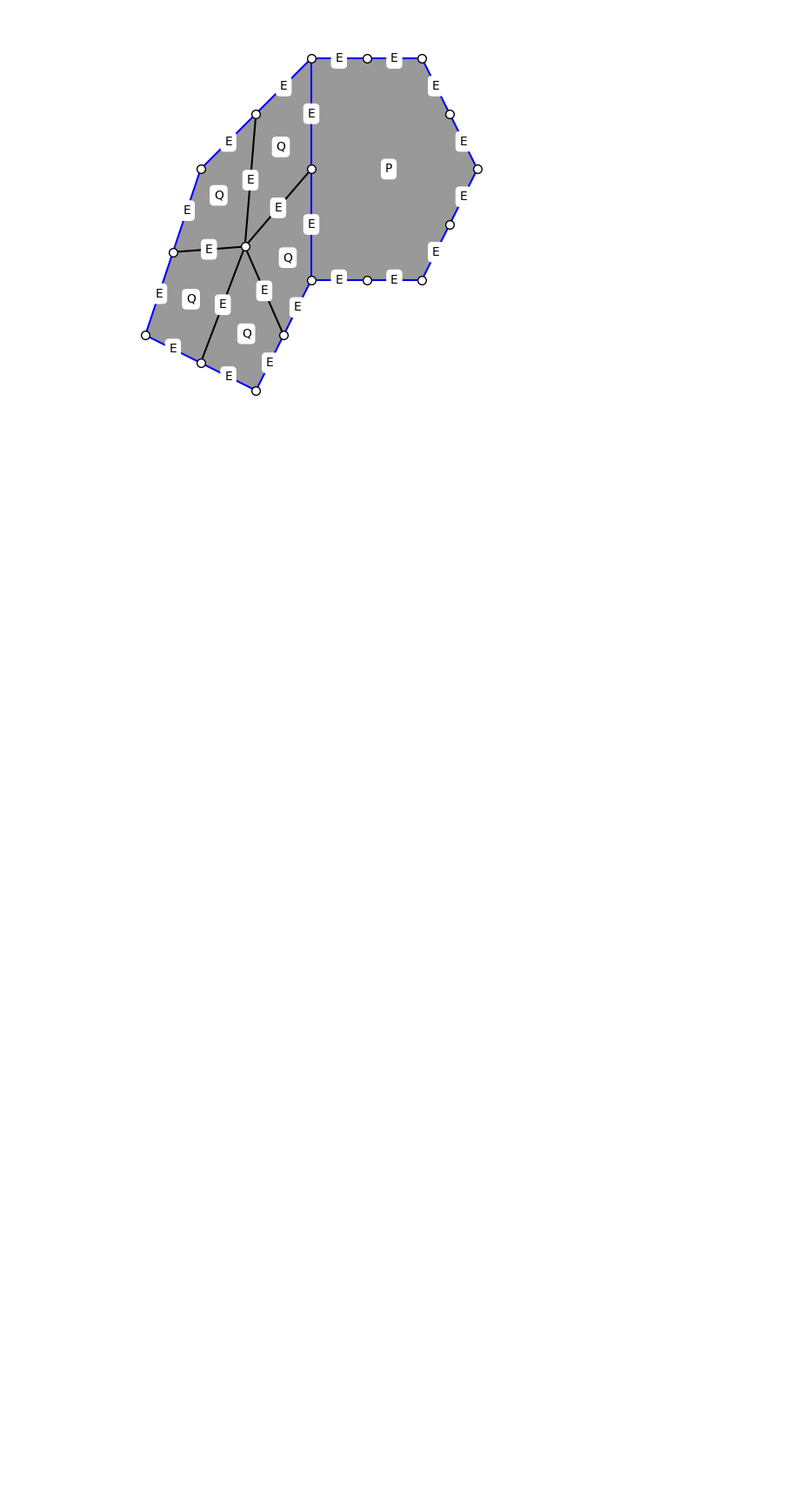
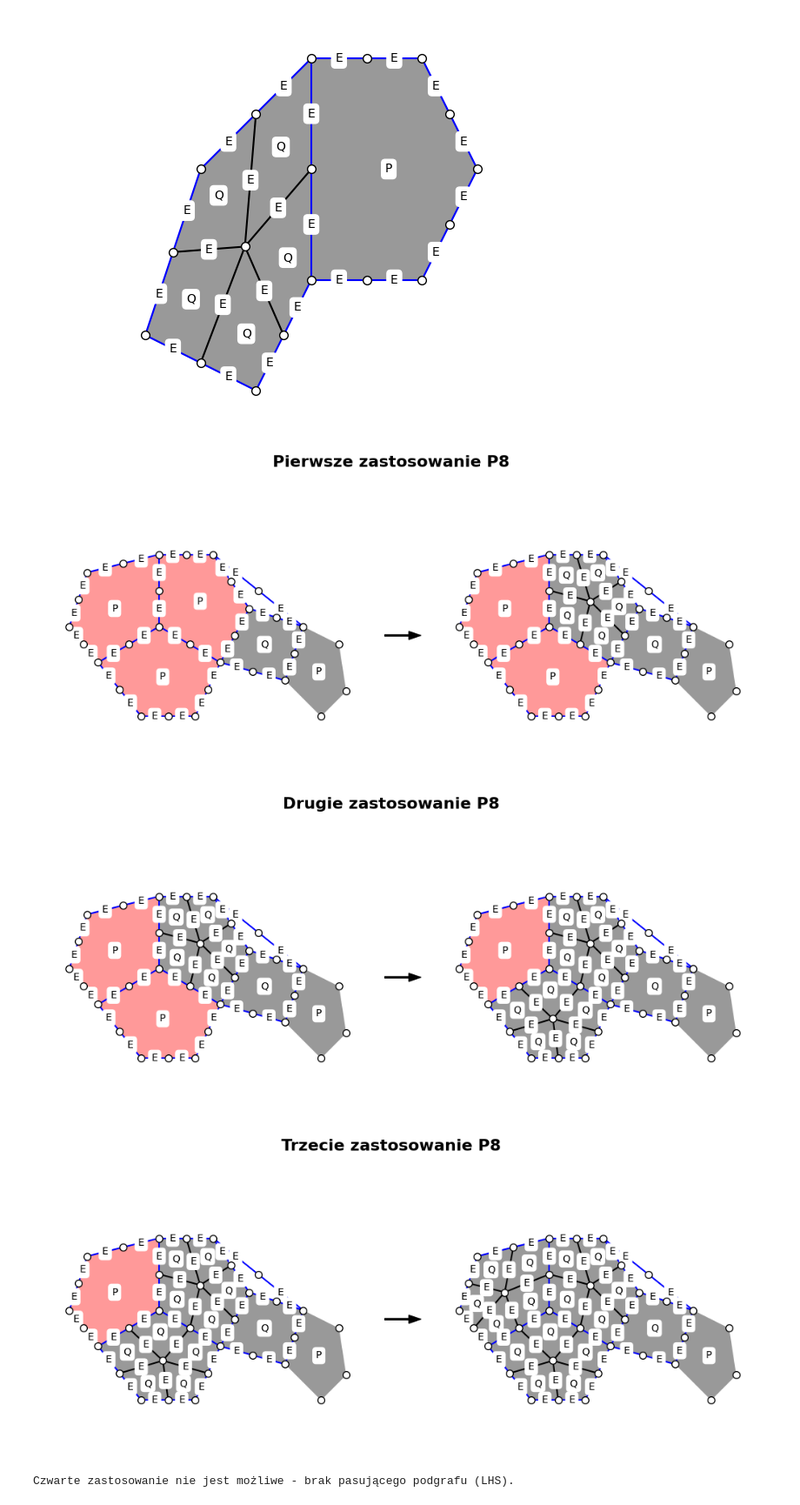
Before and after one commit to bartektempka/hypergraph-grammar-AGH, a Jupyter notebook: examples/prod8_example.ipynb, the cells around one changed output. Shown: that part at 87% size. Cells and saved outputs as stored; diff of their text form; code cells hidden in the pictures; blank space fills up the shorter version.

```diff
--- a/examples/prod8_example.ipynb
+++ b/examples/prod8_example.ipynb
@@ -75,3 +225,77 @@ if new_hg:
 # %% [output]
 [figure]
 [figure]
+# %%
+import matplotlib.pyplot as plt
+import copy
+from hypergrammar.hypergraph import Hypergraph
+from hypergrammar.edge import Edge, EdgeType
+from hypergrammar.productions.prod_8 import Prod8
+
+def get_midpoint_name(v1, v2):
+    s = sorted([v1, v2])
+    return f"M_{s[0]}_{s[1]}"
+
+def add_broken_edge(hg, v1, v2, coords, r_val=0):
+    mid_name = get_midpoint_name(v1, v2)
+    existing_nodes = set()
+    for edge in hg.get_edges():
+        existing_nodes.update(edge.get_vertices())
+    if mid_name not in existing_nodes:
+        p1, p2 = coords[v1], coords[v2]
+        hg.set_vertex_parameter(mid_name, {"x": (p1["x"] + p2["x"]) / 2, "y": (p1["y"] + p2["y"]) / 2})
+    hg.add_edge(Edge(EdgeType.E, frozenset({v1, mid_name}), {"R": r_val, "B": 1}))
+    hg.add_edge(Edge(EdgeType.E, frozenset({mid_name, v2}), {"R": r_val, "B": 1}))
+
+hg = Hypergraph()
+coords = {
+    "V2": {"x": 0, "y": 0}, "V1": {"x": 0, "y": 2}, "V3": {"x": -1.7, "y": -1},
+    "V8": {"x": 1.7, "y": -1}, "V5": {"x": -2, "y": 1.5}, "V4": {"x": -2.5, "y": 0},
+    "V7": {"x": 2.5, "y": 0.5}, "V6": {"x": 1.5, "y": 2}, "V11": {"x": -0.5, "y": -2.5},
+    "V10": {"x": 1, "y": -2.5}, "V12": {"x": 4.0, "y": 0.0}, "V13": {"x": 3.5, "y": -1.5},
+    "V17": {"x": 5.0, "y": -0.5}, "V18": {"x": 5.2, "y": -1.8}, "V19": {"x": 4.5, "y": -2.5}
+}
+for v, c in coords.items(): hg.set_vertex_parameter(v, c)
+
+p1, p2, p3 = ["V2", "V1", "V5", "V4", "V3"], ["V2", "V8", "V7", "V6", "V1"], ["V2", "V3", "V11", "V10", "V8"]
+q1 = ["V7", "V12", "V13", "V8"]
+p4_inactive = ["V12", "V17", "V18", "V19", "V13"]
+
+for poly in [p1, p2, p3, q1]:
+    for i in range(len(poly)):
+        add_broken_edge(hg, poly[i], poly[(i + 1) % len(poly)], coords)
+
+add_broken_edge(hg, "V6", "V12", coords)
+
+hg.add_edge(Edge(EdgeType.P, frozenset(p1), {"R": 1, "B": 0}))
+hg.add_edge(Edge(EdgeType.P, frozenset(p2), {"R": 1, "B": 0}))
+hg.add_edge(Edge(EdgeType.P, frozenset(p3), {"R": 1, "B": 0}))
+hg.add_edge(Edge(EdgeType.Q, frozenset(q1), {"R": 0, "B": 0}))
+
+hg.add_edge(Edge(EdgeType.P, frozenset(p4_inactive), {"R": 0, "B": 0}))
+
+prod8 = Prod8()
+current_hg = hg
+ordinals = ["Pierwsze", "Drugie", "Trzecie", "Czwarte"]
+
+for step in range(1, 5):
+    hg_before = copy.deepcopy(current_hg)
+    result_hg = prod8.apply(current_hg)
+    if result_hg:
+        fig, (ax1, ax_arrow, ax2) = plt.subplots(1, 3, figsize=(13, 5), gridspec_kw={'width_ratios': [1, 0.15, 1]})
+        fig.suptitle(f"{ordinals[step-1]} zastosowanie P8", fontsize=16, fontweight='bold', y=0.98)
+        for ax, g in zip([ax1, ax2], [hg_before, result_hg]):
+            plt.sca(ax); ax.set_aspect('equal'); ax.axis('off')
+            g.draw(use_positional_parameters=True)
+        ax_arrow.axis('off')
+        ax_arrow.annotate('', xy=(0.9, 0.5), xytext=(0.1, 0.5), arrowprops=dict(facecolor='black', shrink=0.05, width=1.5, headwidth=8))
+        plt.subplots_adjust(wspace=0.01, top=0.85); plt.show()
+        current_hg = result_hg
+    else:
+        print(f"{ordinals[step-1]} zastosowanie nie jest możliwe - brak pasującego podgrafu (LHS).")
+        break
+# %% [output]
+[figure, added]
+[figure, added]
+[figure, added]
+Czwarte zastosowanie nie jest możliwe - brak pasującego podgrafu (LHS).
```
Also changed, not shown: parts of 2 cells of this notebook.
